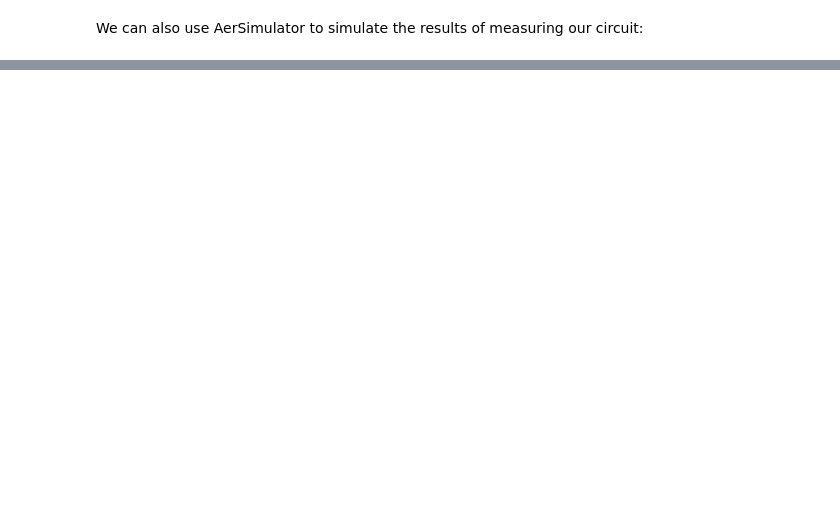
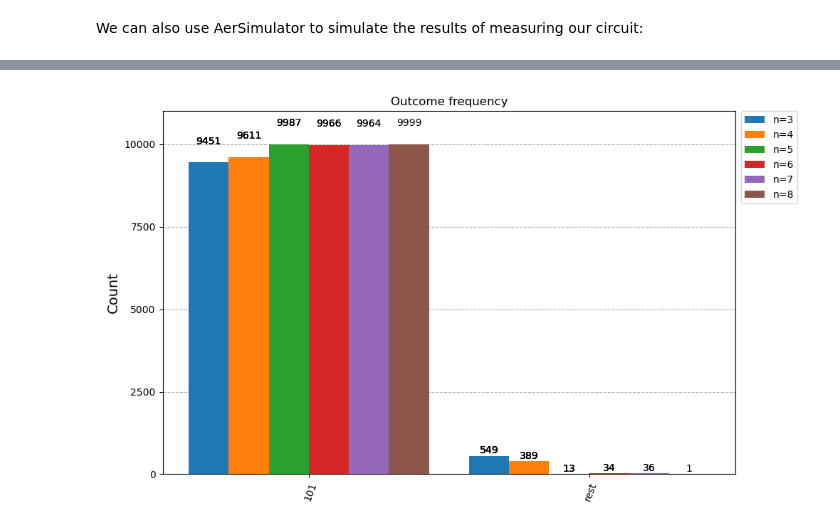
Before and after one commit to calum-shearer/EigenvectorPhaseIdentification, a Jupyter notebook: Eigenvalue_Preparation.ipynb, the cells around one changed output, grey strips where cells are left out. Cells and saved outputs as stored; diff of their text form; code cells hidden in the pictures; blank space fills up the shorter version.

```diff
--- a/Eigenvalue_Preparation.ipynb
+++ b/Eigenvalue_Preparation.ipynb
@@ -291,0 +301,4 @@ plot_histogram(
+# %%
+display(Image("./Figures/Eigenprep_Histogram.png"))
+# %% [output]
+[figure, added]
```
Also changed, not shown: parts of 18 cells of this notebook.
